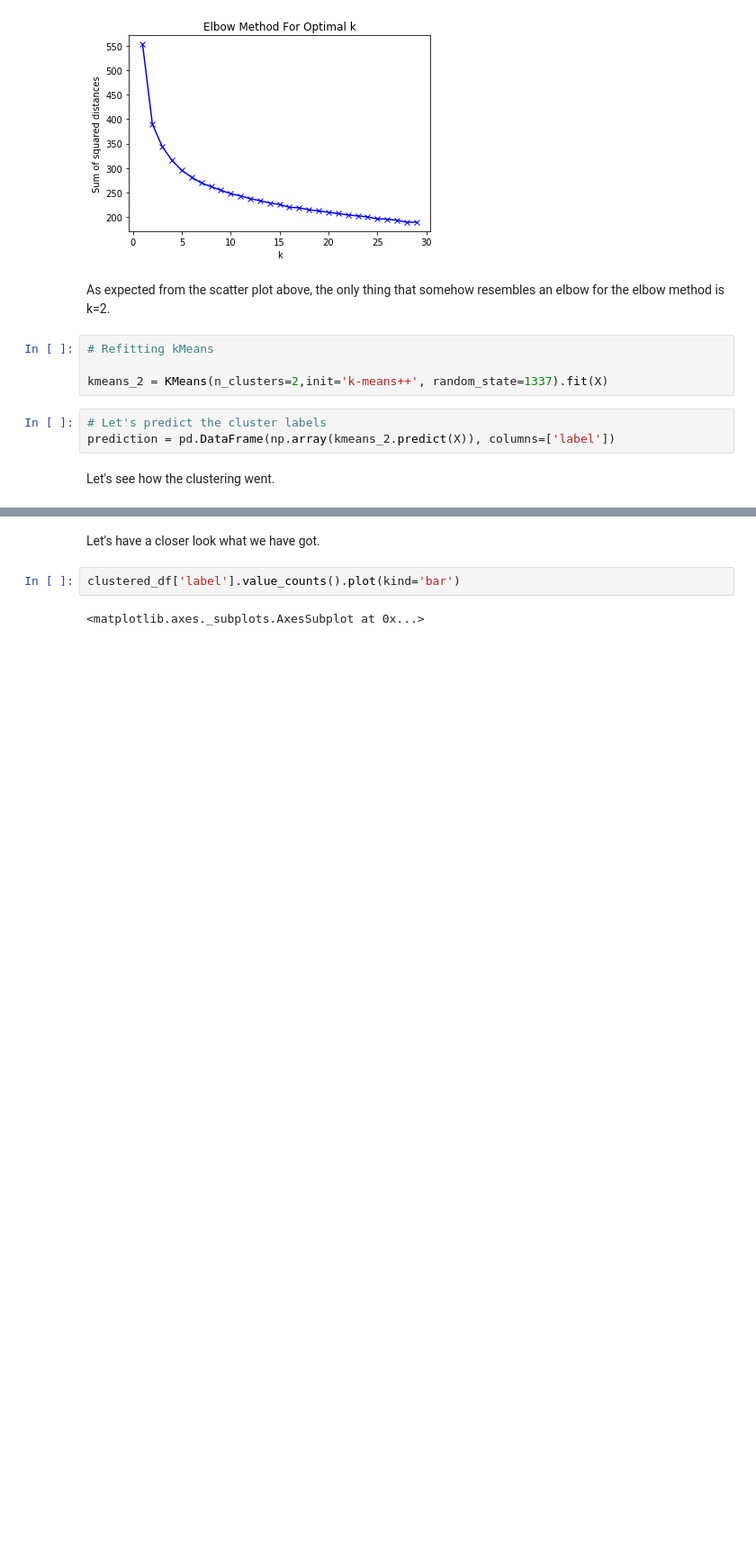
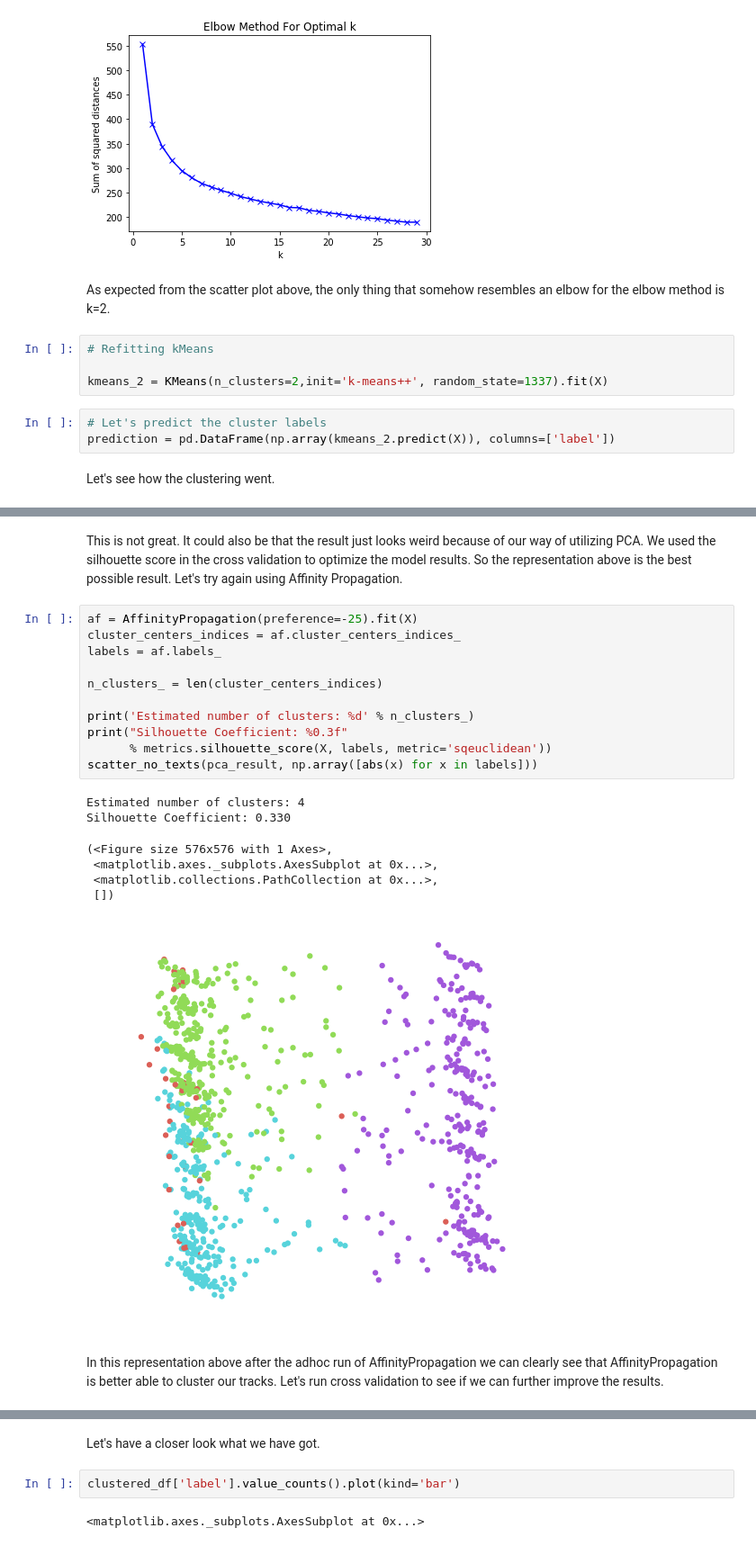
Before and after one commit to nsiicm0/Spot-On-Playlist-Organizer, a Jupyter notebook: data_exploration.ipynb, the cells around one changed output, grey strips where cells are left out. Shown at 90% size. Saved outputs shown, nothing was run; the diff lists cells and outputs as text; blank space fills up the shorter version.

```diff
--- a/data_exploration.ipynb
+++ b/data_exploration.ipynb
@@ -731,0 +807,23 @@ This looks like an almost perfect clustering result.
+# %% [markdown]
+This is not great. It could also be that the result just looks weird because of our way of utilizing PCA. We used the silhouette score in the cross validation to optimize the model results. So the representation above is the best possible result. Let's try again using Affinity Propagation.
+# %%
+af = AffinityPropagation(preference=-25).fit(X)
+cluster_centers_indices = af.cluster_centers_indices_
+labels = af.labels_
+
+n_clusters_ = len(cluster_centers_indices)
+
+print('Estimated number of clusters: %d' % n_clusters_)
+print("Silhouette Coefficient: %0.3f"
+      % metrics.silhouette_score(X, labels, metric='sqeuclidean'))
+scatter_no_texts(pca_result, np.array([abs(x) for x in labels]))
+# %% [output]
+Estimated number of clusters: 4
+Silhouette Coefficient: 0.330
+(<Figure size 576x576 with 1 Axes>,
+ <matplotlib.axes._subplots.AxesSubplot at 0x...>,
+ <matplotlib.collections.PathCollection at 0x...>,
+ [])
+[figure, added]
+# %% [markdown]
+In this representation above after the adhoc run of AffinityPropagation we can clearly see that AffinityPropagation is better able to cluster our tracks. Let's run cross validation to see if we can further improve the results.
```
Also changed, not shown: parts of 28 cells of this notebook, 8 other files.
